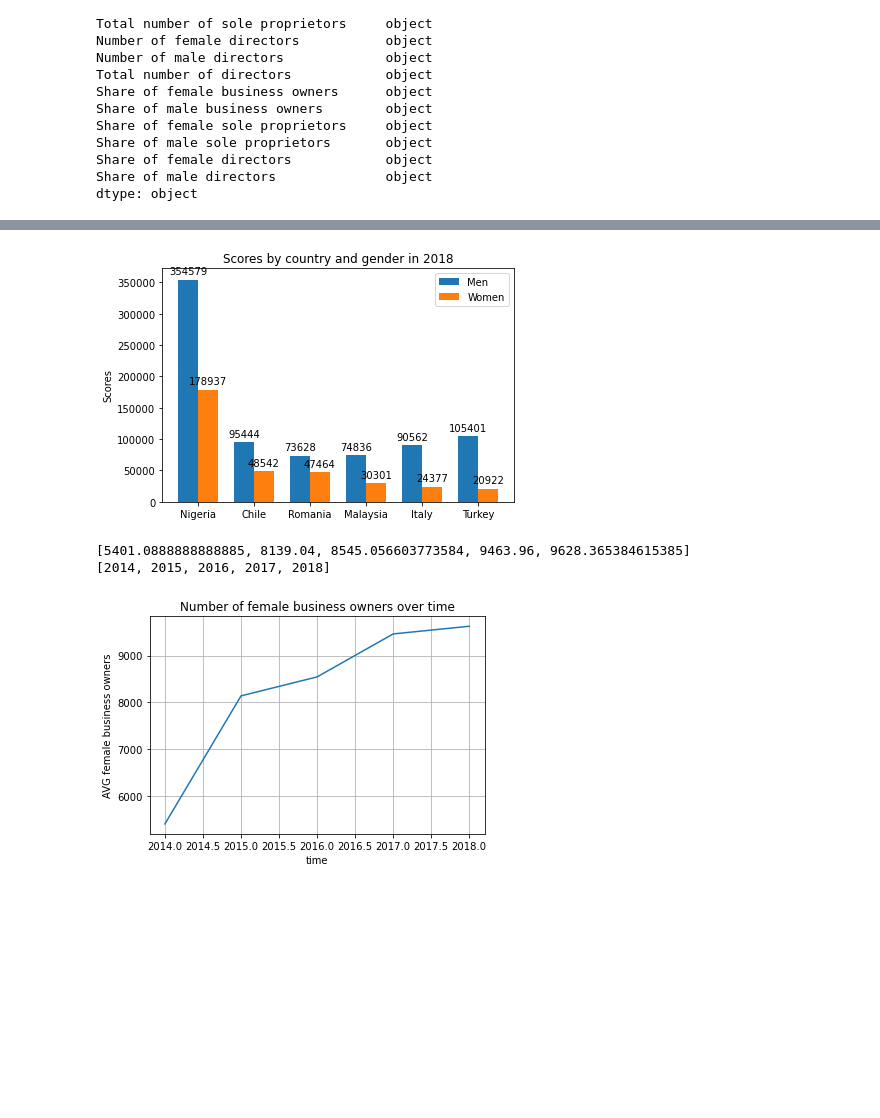
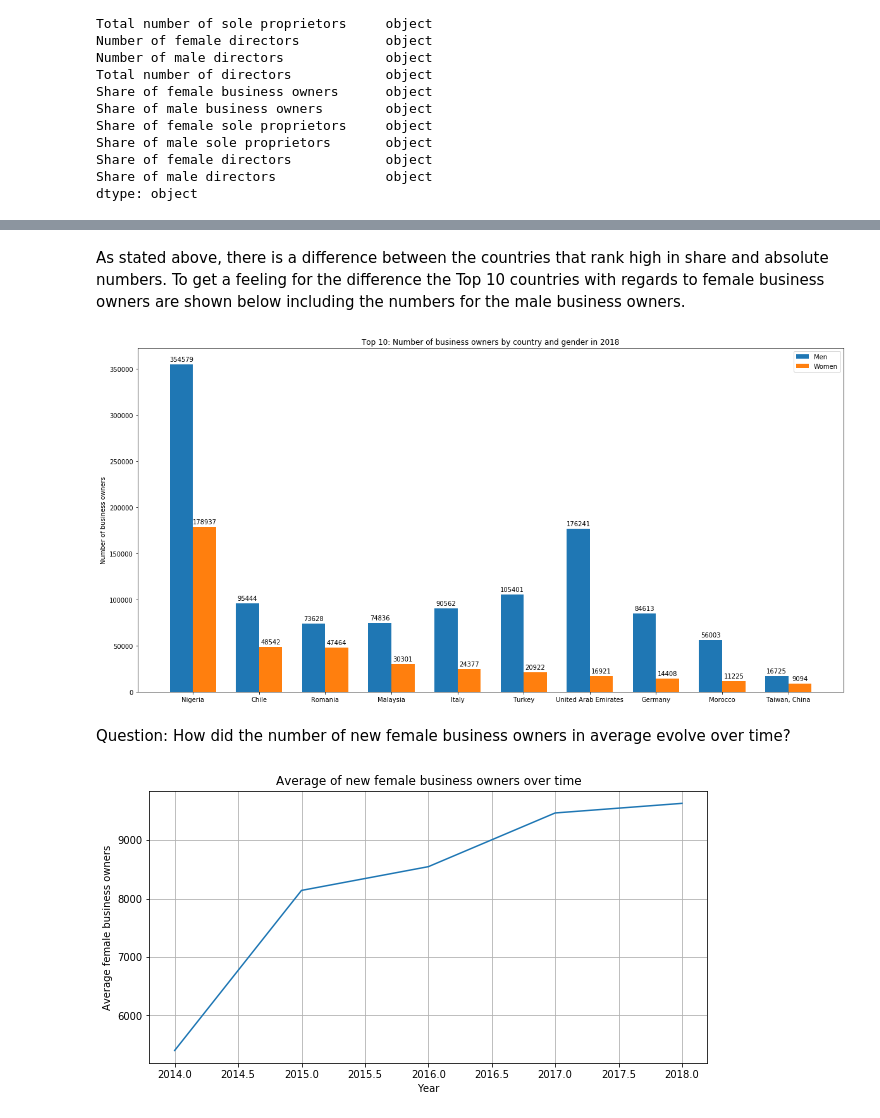
Before and after one commit to sabrinabluhm/femaleEntrepreneurship, a Jupyter notebook: Data/World Bank data - cleaning and analyzing.ipynb, the cells around one changed output, grey strips where cells are left out. Saved outputs shown, nothing was run; the diff lists cells and outputs as text; code cells hidden in the pictures; blank space fills up the shorter version.

Commit message:
Add describing and analysing data

```diff
--- a/Data/World Bank data - cleaning and analyzing.ipynb
+++ b/Data/World Bank data - cleaning and analyzing.ipynb
@@ -195,12 +203,12 @@ worldbankdata.head(6)
 # %%
-# transfer the WomenBussinesIndexScore to the data frame of the worldbank data
+# transfer the WomenBusinessIndexScore to the data frame of the worldbank data
 for index, row in worldbankdata.iterrows():
 
     year = row["Year"]
     country = row["Country"]
     value = getWomenBussinesIndexScorePerCountryAndYear(country, year)
 
-    worldbankdata.at[index,'WomenBussinesIndex'] = value
+    worldbankdata.at[index,'WomenBusinessIndex'] = value
 
 worldbankdata.head(6)
 # %% [output]
@@ -238,9 +353,11 @@ chart1.head(20)
+# %% [markdown]
+As stated above, there is a difference between the countries that rank high in share and absolute numbers. To get a feeling for the difference the Top 10 countries with regards to female business owners are shown below including the numbers for the male business owners.
 # %%
 # filter the data
 chart2 = worldbankdata.query('Year == 2018').sort_values(by=['Number of female business owners'], ascending=False)
 chart2 = chart2[['Country', 'Number of female business owners', 'Number of male business owners']]
 chart2.reset_index(drop=True, inplace=True)
-chart2 = chart2.truncate(after=5)
+chart2 = chart2.truncate(after=9)
 
 # draw the chart
 labels = chart2["Country"].tolist()
@@ -248,65 +365,63 @@ men_means = chart2["Number of male business owners"].tolist()
 women_means = chart2["Number of female business owners"].tolist()
 
 x = np.arange(len(labels))  # the label locations
 width = 0.35  # the width of the bars
 
-fig, ax = plt.subplots()
+fig, ax = plt.subplots(figsize=(20, 10))
 rects1 = ax.bar(x - width/2, men_means, width, label='Men')
 rects2 = ax.bar(x + width/2, women_means, width, label='Women')
 
-# Add some text for labels, title and custom x-axis tick labels, etc.
-ax.set_ylabel('Scores')
-ax.set_title('Scores by country and gender in 2018')
+# add some text for labels, title and custom x-axis tick labels, etc.
+ax.set_ylabel('Number of business owners')
+ax.set_title('Top 10: Number of business owners by country and gender in 2018')
 ax.set_xticks(x)
 ax.set_xticklabels(labels)
 ax.legend()
 
 
 def autolabel(rects):
     """Attach a text label above each bar in *rects*, displaying its height."""
     for rect in rects:
         height = rect.get_height()
         ax.annotate('{}'.format(height),
                     xy=(rect.get_x() + rect.get_width() / 2, height),
                     xytext=(0, 3),  # 3 points vertical offset
                     textcoords="offset points",
                     ha='center', va='bottom')
 
 
 autolabel(rects1)
 autolabel(rects2)
 
-fig.tight_layout()
+#fig.tight_layout()
 
 plt.show()
 # %% [output]
-[figure, old version]
+[figure, new version]
+# %% [markdown]
+Question: How did the number of new female business owners in average evolve over time?
 # %%
 # filter the data
 avgFemaleBusinessOwners = []
 years = []
 
 for year in range(2014, 2019, 1):
-
     result = worldbankdata[(worldbankdata.Year == year)]["Number of female business owners"].mean()
-
     avgFemaleBusinessOwners.append(result)
     years.append(year)
 
-print(avgFemaleBusinessOwners)
-print(years)
+#print(avgFemaleBusinessOwners)
+#print(years)
 
-
-fig, ax = plt.subplots()
+# draw chart
+fig, ax = plt.subplots(figsize=(10, 5))
 ax.plot(years, avgFemaleBusinessOwners)
 
-ax.set(xlabel='time', ylabel='AVG female business owners',
-       title='Number of female business owners over time')
+ax.set(xlabel='Year', ylabel='Average female business owners',
+       title='Average of new female business owners over time')
 ax.grid()
 
 fig.savefig("test.png")
 plt.show()
 # %% [output]
-[5401.0888888888885, 8139.04, 8545.056603773584, 9463.96, 9628.365384615385]
-[2014, 2015, 2016, 2017, 2018]
-[figure, old version]
+[figure, new version]
```
Also changed, not shown: parts of 28 cells of this notebook, 1 other file.
